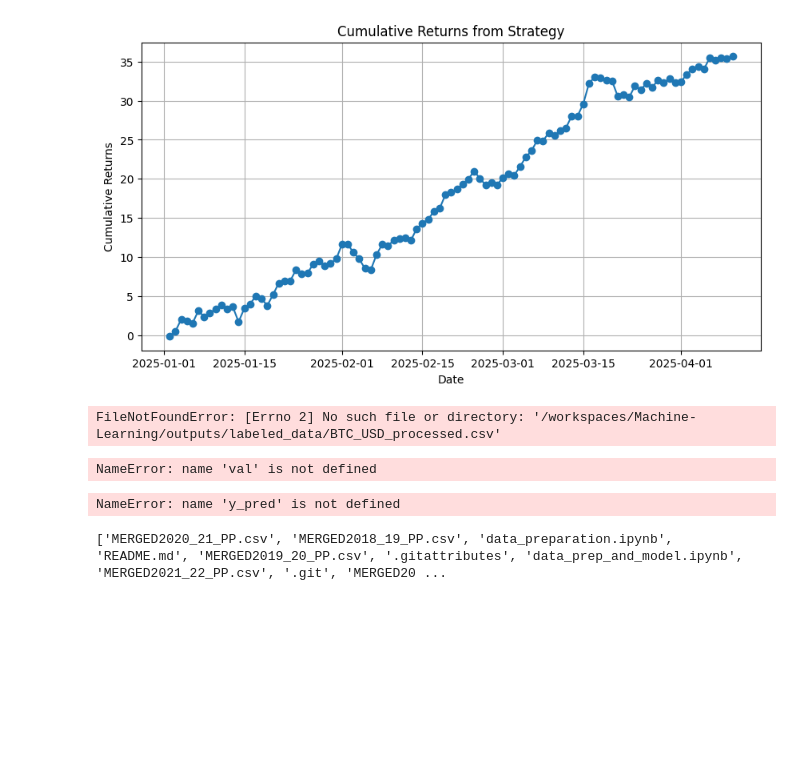
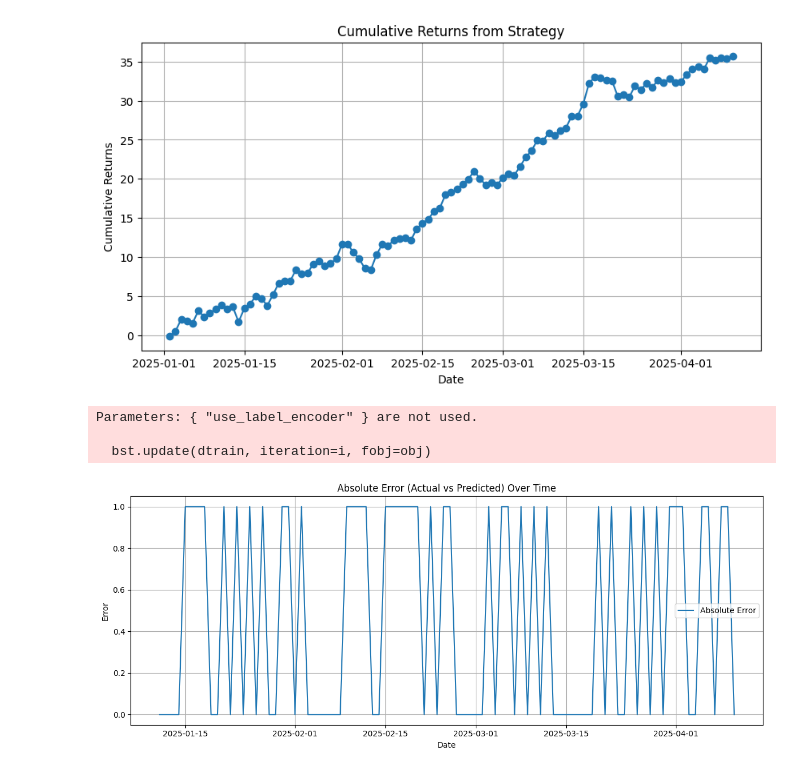
Before and after one commit to gunnmadan/Economic-Market-Analysis, a Jupyter notebook: scripts/visuals.ipynb, the cells around one changed output. Drawn from its saved outputs; the diff is of its cells as text; code cells hidden in the pictures; blank space fills up the shorter version.

```diff
--- a/scripts/visuals.ipynb
+++ b/scripts/visuals.ipynb
@@ -121,12 +151,13 @@ plt.show()
 # %% [output]
 [figure]
 # %%
+from xgboost import XGBClassifier
 import pandas as pd
 
-# Reload the dataset
-df = pd.read_csv('/workspaces/Machine-Learning/outputs/labeled_data/BTC_USD_processed.csv', parse_dates=['Price'])
 
-# Define features and target
+# Reload dataset and train/test split
+df = pd.read_csv('//Users/g/Desktop/Projects/Machine-Learning/outputs/labeled_data/BTC_USD_processed.csv')
+
 features = [
     "RSI", "MACD_12_26_9", "MACDs_12_26_9",
     "BBL_5_2.0", "BBM_5_2.0", "BBU_5_2.0",
@@ -135,61 +166,38 @@ features = [
 target = "Target_1d"
 
 df.dropna(subset=features + [target], inplace=True)
-
-# Split dataset into train and validation sets (80/20 split)
 train_size = int(0.8 * len(df))
 train = df[:train_size]
 val = df[train_size:]
 
 X_val = val[features]
 y_val = val[target]
+
+# Train XGBoost model
+model = XGBClassifier(use_label_encoder=False, eval_metric='logloss', random_state=42)
+model.fit(train[features], train[target])
+
+# Now make predictions
+y_pred = model.predict(X_val)
 # %% [output]
-FileNotFoundError: [Errno 2] No such file or directory: '/workspaces/Machine-Learning/outputs/labeled_data/BTC_USD_processed.csv'
+Parameters: { "use_label_encoder" } are not used.
+
+  bst.update(dtrain, iteration=i, fobj=obj)
-# %%
-import matplotlib.pyplot as plt
-
-plot_range = 90
-dates = val["Price"].values[-plot_range:]
-actuals_xgb_short = actuals_xgb[-plot_range:]
-preds_xgb_short = preds_xgb[-plot_range:]
-actuals_lstm_short = actuals_lstm[-plot_range:]
-preds_lstm_short = preds_lstm[-plot_range:]
-
-fig, axs = plt.subplots(2, 1, figsize=(14, 4), sharex=True)
-
-axs[0].plot(dates, actuals_xgb_short, label="Actual", linestyle='--', color='black', marker='o', markersize=4)
-axs[0].plot(dates, preds_xgb_short, label="Predicted", alpha=0.7, color='dodgerblue', marker='s', markersize=4)
-axs[0].set_title("XGBoost: Actual vs. Predicted (Last 90 Days)", fontsize=12)
-axs[0].legend()
-
-axs[1].plot(dates, actuals_lstm_short, label="Actual", linestyle='--', color='black', marker='o', markersize=4)
-axs[1].plot(dates, preds_lstm_short, label="Predicted", alpha=0.7, color='purple', marker='s', markersize=4)
-axs[1].set_title("LSTM: Actual vs. Predicted (Last 90 Days)", fontsize=12)
-axs[1].legend()
-
-plt.xlabel("Date")
-plt.tight_layout()
-plt.savefig("outputs/plots/actual_vs_predicted_last90_cleaned.png", dpi=300)
-plt.show()
-# %% [output]
-NameError: name 'val' is not defined
 # %%
-errors = np.abs(y_pred - y_val.values)
+# Limit errors to last 90 days
+plot_range = 90
+errors = np.abs(y_pred[-plot_range:] - y_val.values[-plot_range:])
+dates = dates[-plot_range:]
 
-# Plot Prediction Error Over Time
+# Plot
 plt.figure(figsize=(12, 5))
-plt.plot(errors, label="Prediction Error", marker='o', markersize=2)
-plt.title("Prediction Error Over Time (Validation Set)")
-plt.xlabel("Samples")
-plt.ylabel("Absolute Error")
+plt.plot(dates, errors, label="Absolute Error")
+plt.xlabel("Date")
+plt.ylabel("Error")
+plt.title("Absolute Error (Actual vs Predicted) Over Time")
 plt.grid(True)
 plt.legend()
 plt.tight_layout()
 plt.show()
 # %% [output]
-NameError: name 'y_pred' is not defined
+[figure, added]
-# %%
-import os
-print(os.listdir('/Users/g/Projects/Data-Science-Final-Project'))
-# %% [output]
-['MERGED2020_21_PP.csv', 'MERGED2018_19_PP.csv', 'data_preparation.ipynb', 'README.md', 'MERGED2019_20_PP.csv', '.gitattributes', 'data_prep_and_model.ipynb', 'MERGED2021_22_PP.csv', '.git', 'MERGED20 ...
```
Also changed, not shown: parts of 3 cells of this notebook.
